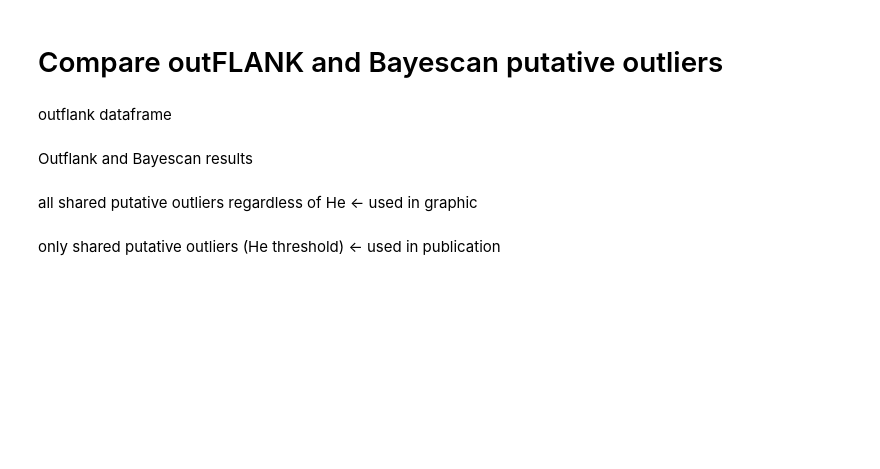
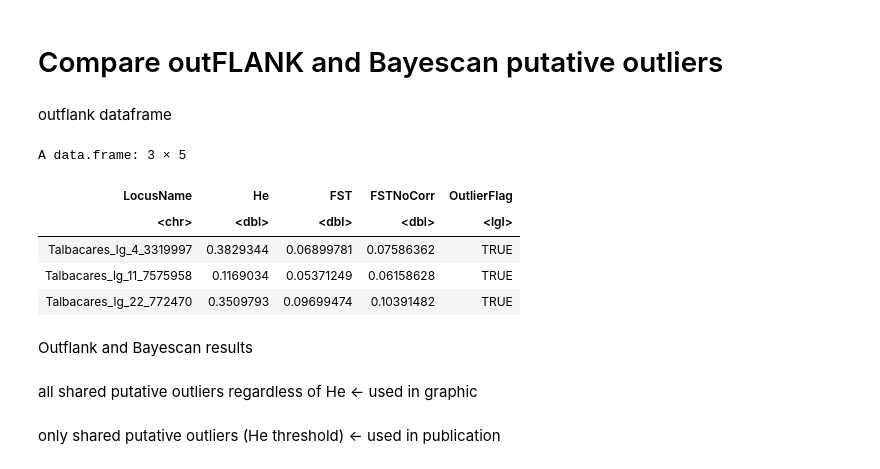
Before and after one commit to pdimens/2025-Tablacares_popgen, a Jupyter notebook: outliers/YFT_outliers.r.ipynb, the cells around one changed output. Drawn from its saved outputs; the diff is of its cells as text; code cells hidden in the pictures; blank space fills up the shorter version.

```diff
--- a/outliers/YFT_outliers.r.ipynb
+++ b/outliers/YFT_outliers.r.ipynb
@@ -7,11 +7,17 @@ library("dplyr")
 outflank dataframe
 # %%
 all_loci <- read.csv("outFLANK/outFLANK_FST.csv") %>%
-    select(LocusName, He, FST, FSTNoCorr, OutlierFlag) %>%
-    mutate(LocusName = gsub("\\.[0-9]+", "", LocusName))
+    select(LocusName, He, FST, FSTNoCorr, OutlierFlag)
 
 all_outflank <- filter(all_loci, OutlierFlag == TRUE)
-all_outflank_putatives <- all_outflank$LocusName
+all_outflank
+# %% [output]
+A data.frame: 3 × 5
+| LocusName | He | FST | FSTNoCorr | OutlierFlag |
+| <chr> | <dbl> | <dbl> | <dbl> | <lgl> |
+| Talbacares_lg_4_3319997 | 0.3829344 | 0.06899781 | 0.07586362 | TRUE |
+| Talbacares_lg_11_7575958 | 0.1169034 | 0.05371249 | 0.06158628 | TRUE |
+| Talbacares_lg_22_772470 | 0.3509793 | 0.09699474 | 0.10391482 | TRUE |
 # %% [markdown]
 Outflank and Bayescan results
 # %%
```
Also changed, not shown: parts of 5 cells of this notebook, 25 other files.
